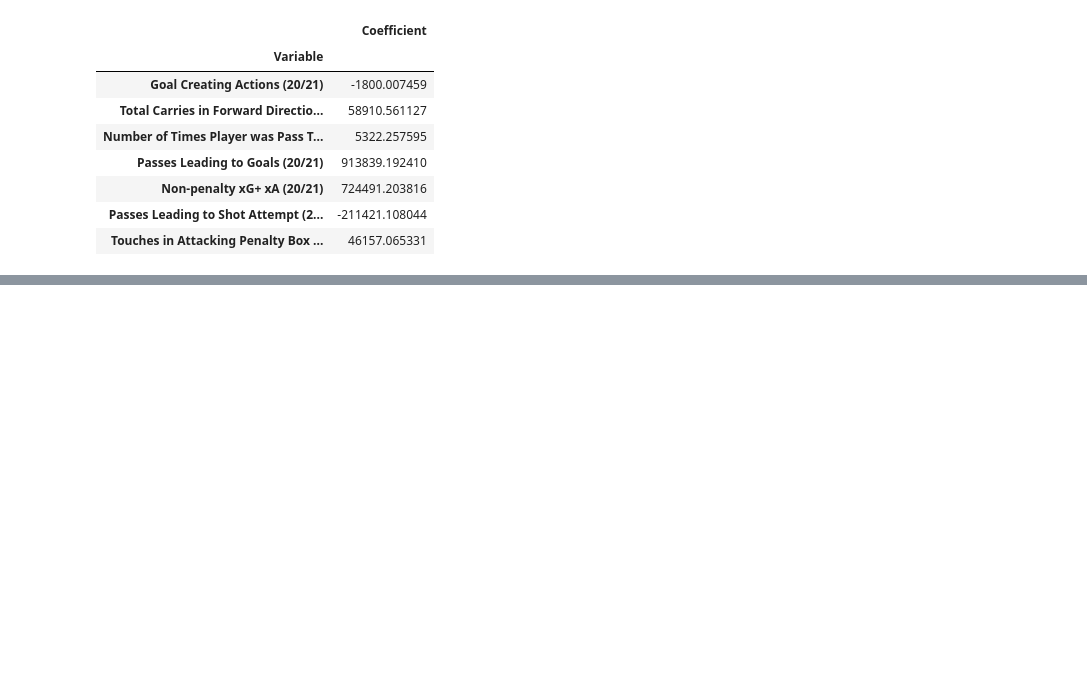
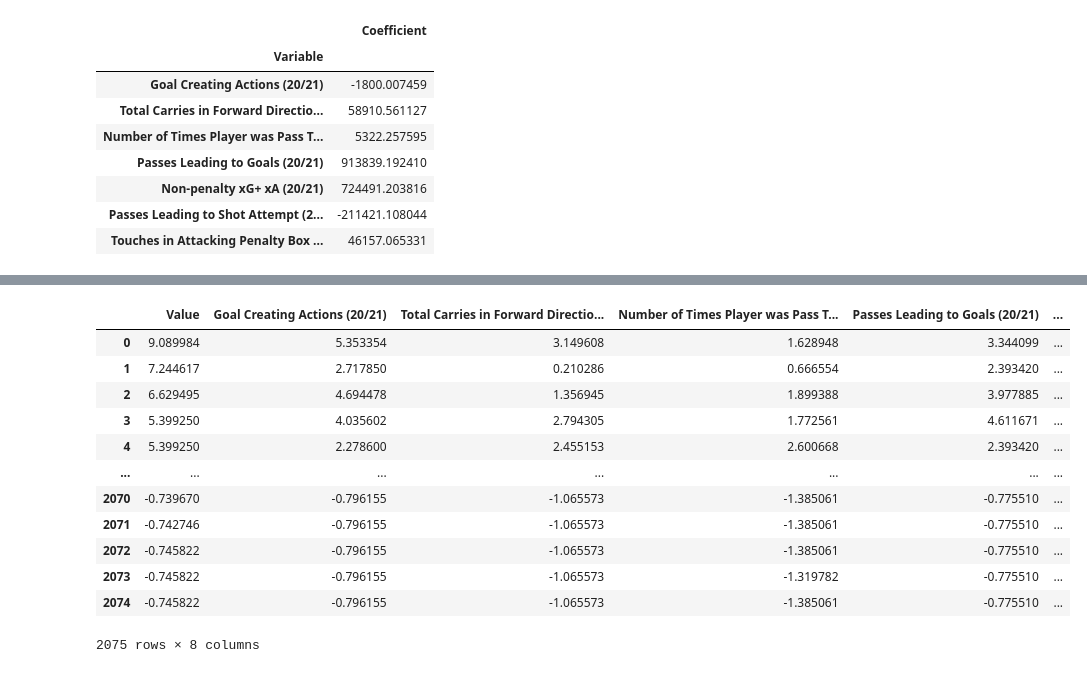
Before and after one commit to camiloms10/soccer_players_value, a Jupyter notebook: players_value.ipynb, the cells around one changed output, grey strips where cells are left out. Cells and saved outputs as stored; diff of their text form; code cells hidden in the pictures; blank space fills up the shorter version.

```diff
--- a/players_value.ipynb
+++ b/players_value.ipynb
@@ -235,0 +242,8 @@ df_coef
+# %%
+# define standard scaler
+scaler = StandardScaler()
+
+# transform data
+Std_data = scaler.fit_transform(df_reg)
+
+Std_data
@@ -235,0 +264,18 @@ df_coef
+# %%
+Std_df = pd.DataFrame(Std_data)
+Std_df.columns = ['Value','Goal Creating Actions (20/21)','Total Carries in Forward Direction (20/21)','Number of Times Player was Pass Target (20/21)','Passes Leading to Goals (20/21)','Non-penalty xG+ xA (20/21)','Passes Leading to Shot Attempt (20/21)','Touches in Attacking Penalty Box (20/21)']
+Std_df
+# %% [output]
+|  | Value | Goal Creating Actions (20/21) | Total Carries in Forward Directio... | Number of Times Player was Pass T... | Passes Leading to Goals (20/21) | ... |
+| 0 | 9.089984 | 5.353354 | 3.149608 | 1.628948 | 3.344099 | ... |
+| 1 | 7.244617 | 2.717850 | 0.210286 | 0.666554 | 2.393420 | ... |
+| 2 | 6.629495 | 4.694478 | 1.356945 | 1.899388 | 3.977885 | ... |
+| 3 | 5.399250 | 4.035602 | 2.794305 | 1.772561 | 4.611671 | ... |
+| 4 | 5.399250 | 2.278600 | 2.455153 | 2.600668 | 2.393420 | ... |
+| ... | ... | ... | ... | ... | ... | ... |
+| 2070 | -0.739670 | -0.796155 | -1.065573 | -1.385061 | -0.775510 | ... |
+| 2071 | -0.742746 | -0.796155 | -1.065573 | -1.385061 | -0.775510 | ... |
+| 2072 | -0.745822 | -0.796155 | -1.065573 | -1.385061 | -0.775510 | ... |
+| 2073 | -0.745822 | -0.796155 | -1.065573 | -1.319782 | -0.775510 | ... |
+| 2074 | -0.745822 | -0.796155 | -1.065573 | -1.385061 | -0.775510 | ... |
+2075 rows × 8 columns
```
Also changed, not shown: parts of 8 cells of this notebook.
